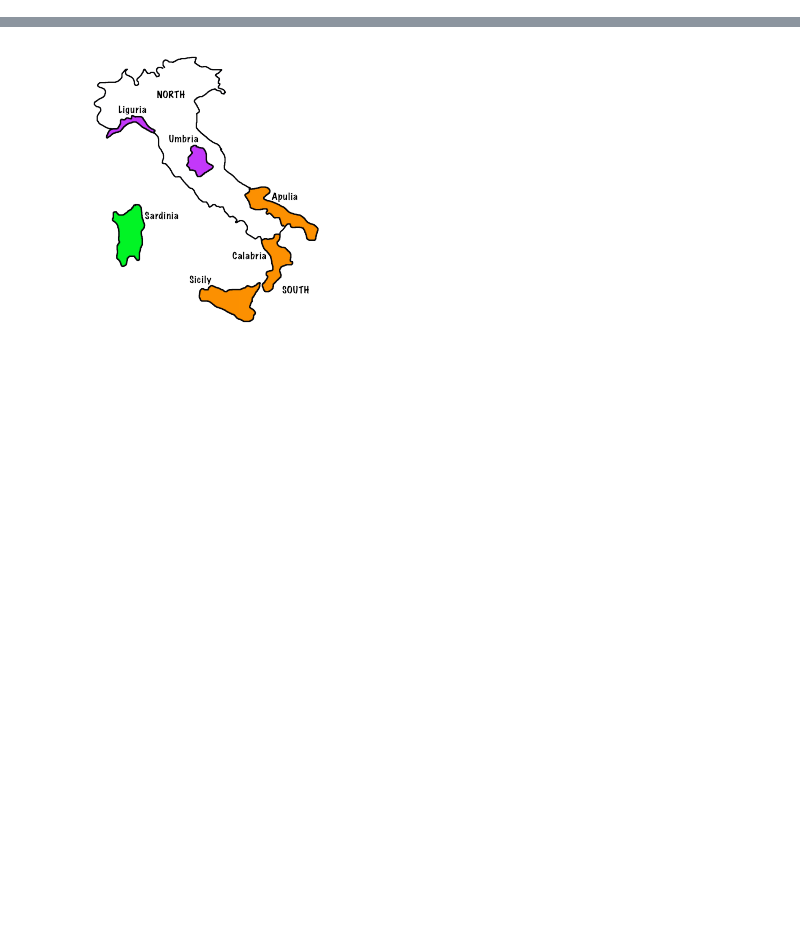
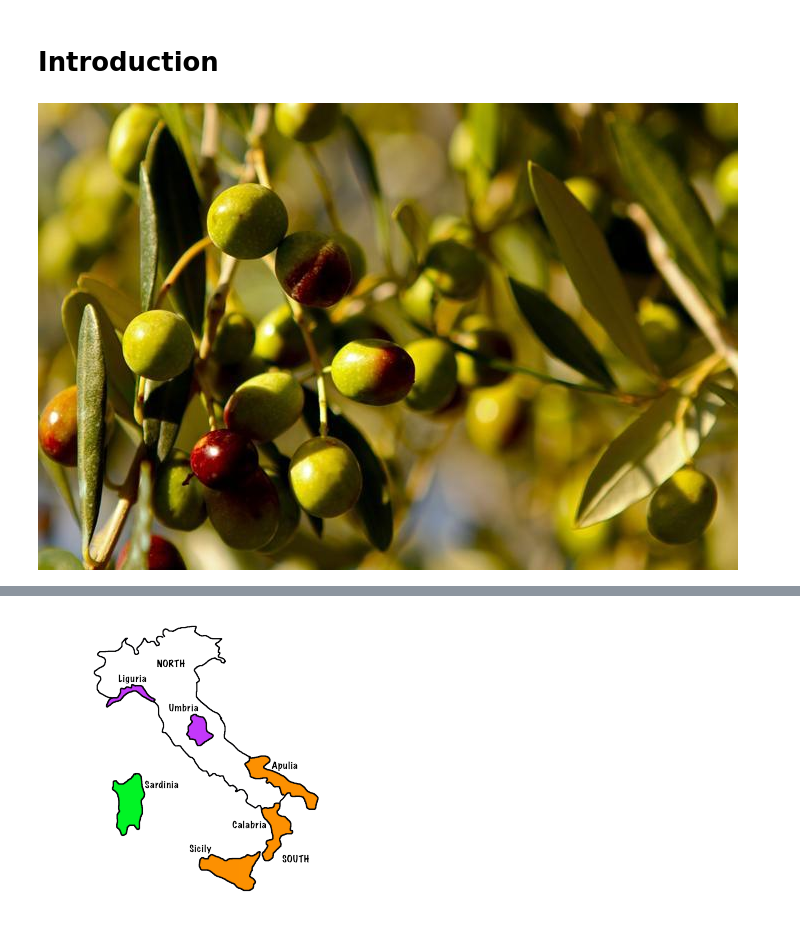
Before and after one commit to chrisdaly/Data-Science, a Jupyter notebook: Olive Oils/Olive Oils Notebook.ipynb, the cells around one changed output, grey strips where cells are left out. Drawn from its saved outputs; the diff is of its cells as text; code cells hidden in the pictures; blank space fills up the shorter version.

```diff
--- a/Olive Oils/Olive Oils Notebook.ipynb
+++ b/Olive Oils/Olive Oils Notebook.ipynb
@@ -0,0 +1,7 @@
+# %% [markdown]
+# Introduction
+# %%
+from IPython.display import Image
+Image(filename='images/olive oils.png')
+# %% [output]
+[figure, added]
```
Also changed, not shown: parts of 32 cells of this notebook, 5 other files.
